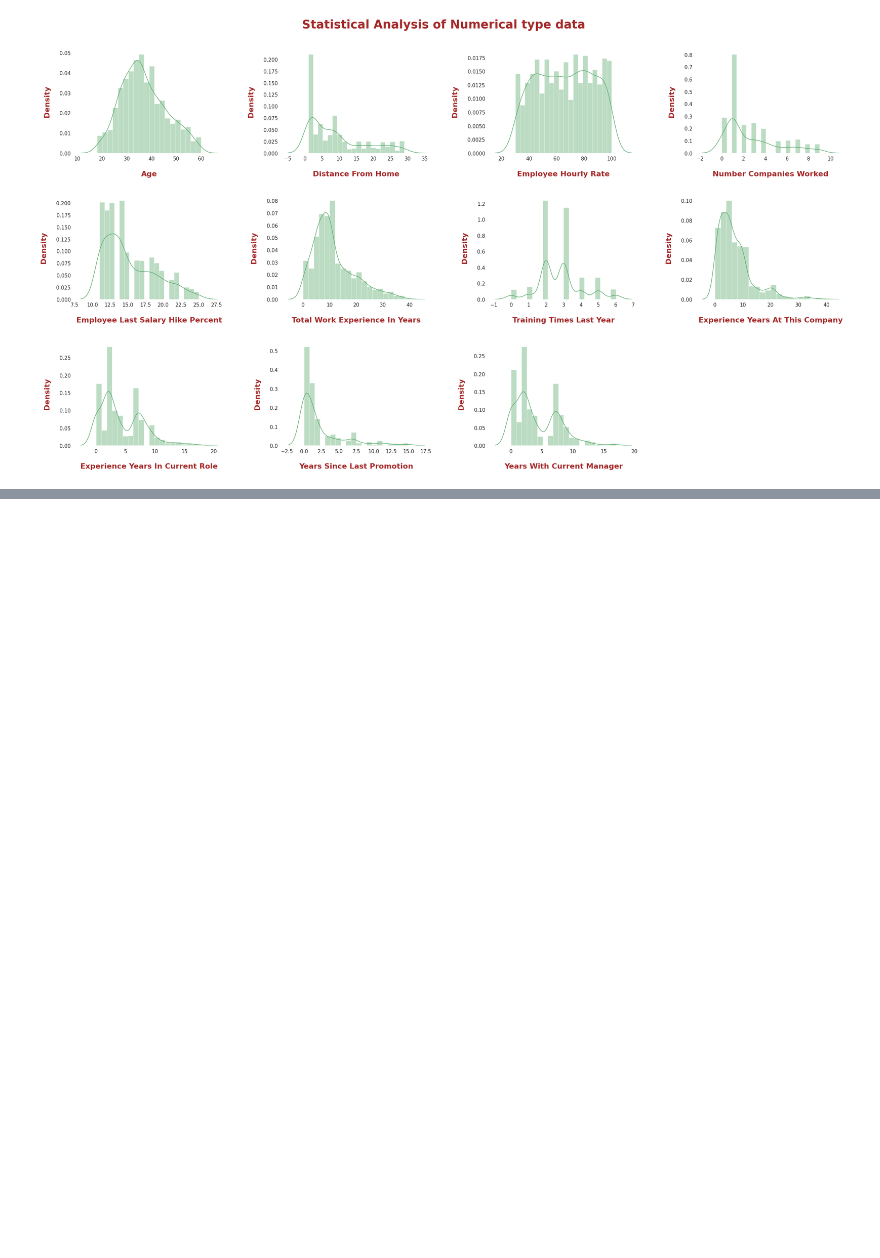
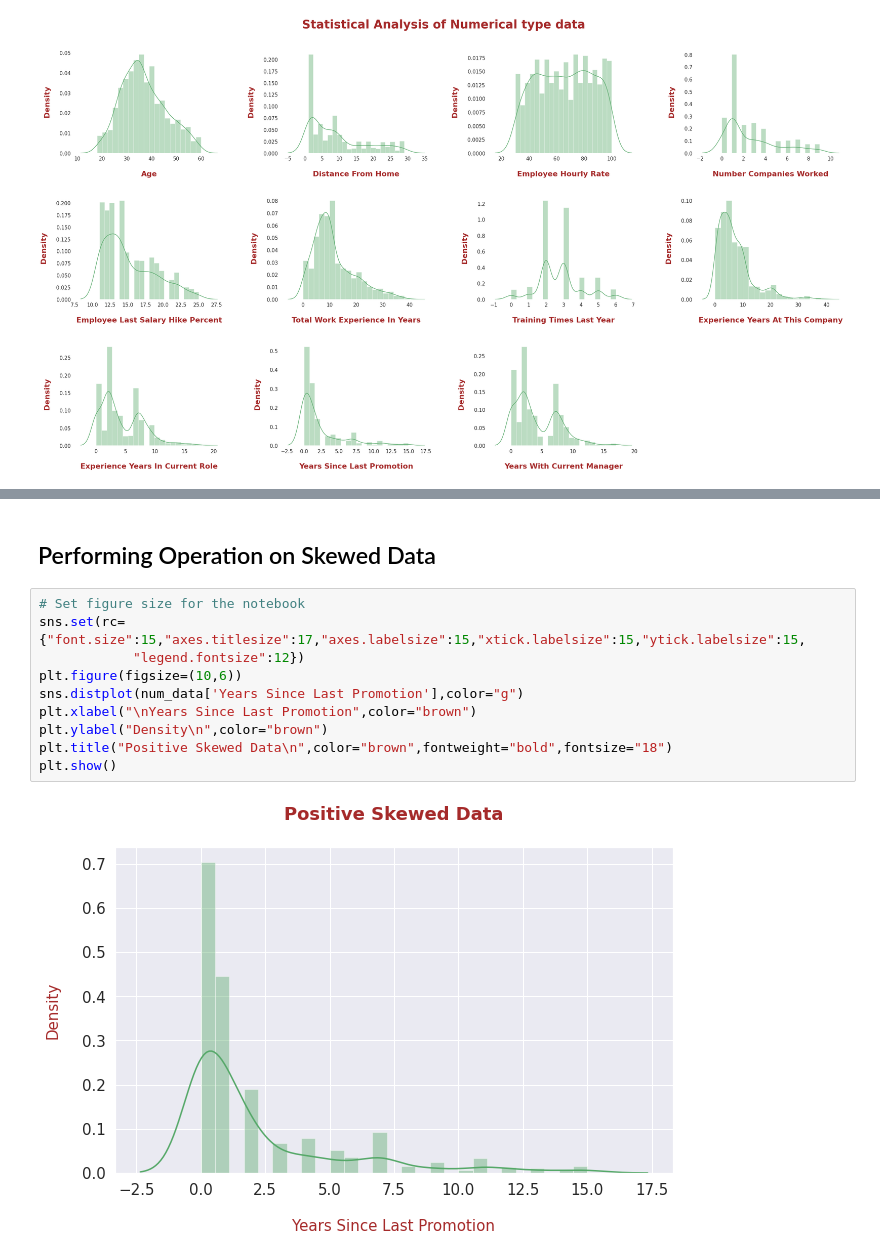
Before and after one commit to 21Ovi/Employee-Performance-Analysis, a Jupyter notebook: Exploratory_Data_Analysis.ipynb, the cells around one changed output, grey strips where cells are left out. Saved outputs shown, nothing was run; the diff lists cells and outputs as text; blank space fills up the shorter version.

```diff
--- a/Exploratory_Data_Analysis.ipynb
+++ b/Exploratory_Data_Analysis.ipynb
@@ -140,0 +162,14 @@ fig.subplots_adjust(top=0.93)
+# %% [markdown]
+## Performing Operation on Skewed Data
+# %%
+# Set figure size for the notebook
+sns.set(rc={"font.size":15,"axes.titlesize":17,"axes.labelsize":15,"xtick.labelsize":15,"ytick.labelsize":15,
+            "legend.fontsize":12})
+plt.figure(figsize=(10,6))
+sns.distplot(num_data['Years Since Last Promotion'],color="g")
+plt.xlabel("\nYears Since Last Promotion",color="brown")
+plt.ylabel("Density\n",color="brown")
+plt.title("Positive Skewed Data\n",color="brown",fontweight="bold",fontsize="18")
+plt.show()
+# %% [output]
+[figure, added]
```
Also changed, not shown: parts of 8 cells of this notebook.
